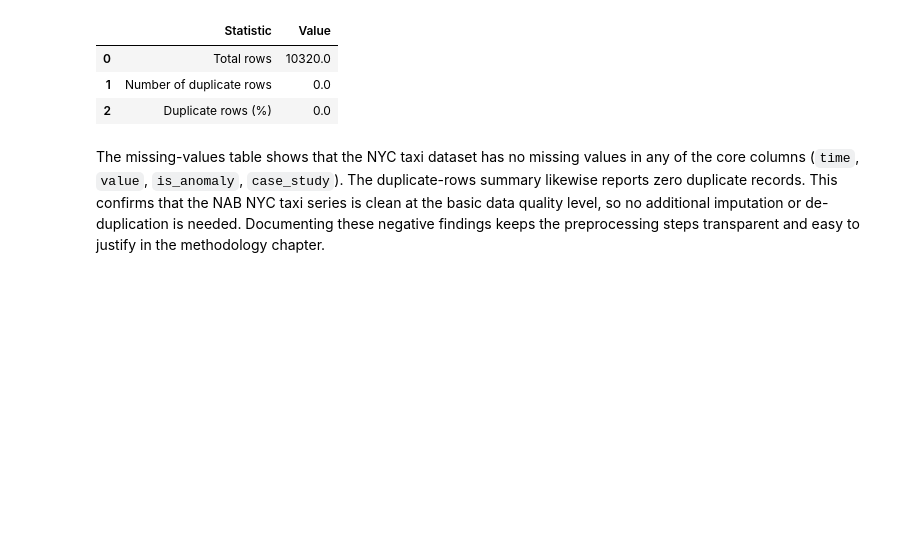
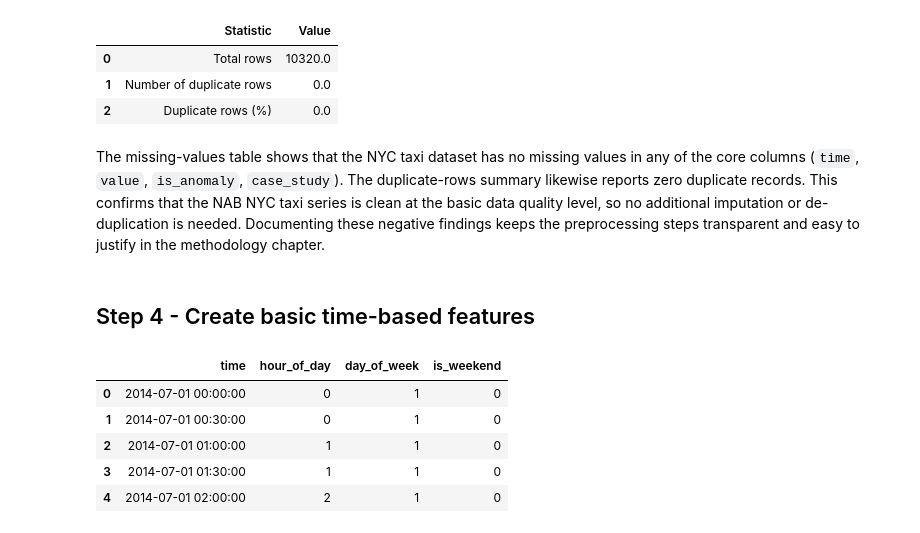
Before and after one commit to Nandipha996/Anomaly-Detection-Research, a Jupyter notebook: notebooks/02_preprocessing_nyc_taxi.ipynb, the cells around one changed output. Saved outputs shown, nothing was run; the diff lists cells and outputs as text; code cells hidden in the pictures; blank space fills up the shorter version.

```diff
--- a/notebooks/02_preprocessing_nyc_taxi.ipynb
+++ b/notebooks/02_preprocessing_nyc_taxi.ipynb
@@ -213,3 +213,24 @@ columns (`time`, `value`, `is_anomaly`, `case_study`). The duplicate-rows summar
 zero duplicate records. This confirms that the NAB NYC taxi series is clean at the basic data
 quality level, so no additional imputation or de-duplication is needed. Documenting these negative
 findings keeps the preprocessing steps transparent and easy to justify in the methodology chapter.
+# %% [markdown]
+## Step 4 - Create basic time-based features
+# %%
+# Hour of day (0–23)
+df["hour_of_day"] = df["time"].dt.hour
+
+# Day of week (0 = Monday, 6 = Sunday)
+df["day_of_week"] = df["time"].dt.dayofweek
+
+# Weekend flag (Saturday = 5, Sunday = 6)
+df["is_weekend"] = df["day_of_week"].isin([5, 6]).astype(int)
+
+# Quick check
+df[["time", "hour_of_day", "day_of_week", "is_weekend"]].head()
+# %% [output]
+|  | time | hour_of_day | day_of_week | is_weekend |
+| 0 | 2014-07-01 00:00:00 | 0 | 1 | 0 |
+| 1 | 2014-07-01 00:30:00 | 0 | 1 | 0 |
+| 2 | 2014-07-01 01:00:00 | 1 | 1 | 0 |
+| 3 | 2014-07-01 01:30:00 | 1 | 1 | 0 |
+| 4 | 2014-07-01 02:00:00 | 2 | 1 | 0 |
```
Also changed, not shown: parts of 38 cells of this notebook, 1 other file.
